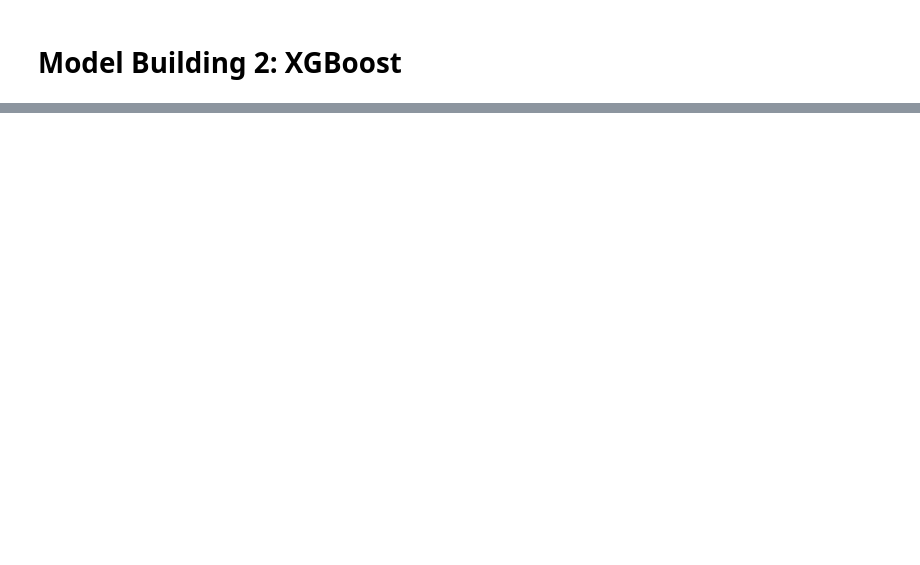
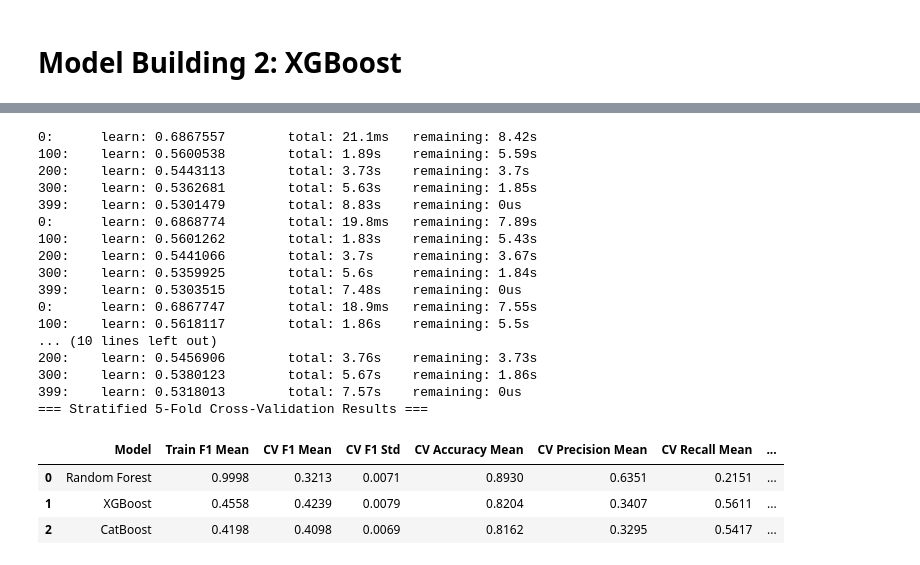
Before and after one commit to VannisaLaowongkot/Road-Accident-Risk-Prediction-Project, a Jupyter notebook: 2019.ipynb, the cells around one changed output, grey strips where cells are left out. Saved outputs shown, nothing was run; the diff lists cells and outputs as text; code cells hidden in the pictures; blank space fills up the shorter version.

Commit message:
Model3 + Model_Evaluation

```diff
--- a/2019.ipynb
+++ b/2019.ipynb
@@ -1106,0 +2112,73 @@ plt.show()
+# %%
+from sklearn.model_selection import StratifiedKFold, cross_validate
+import pandas as pd
+
+# ใช้โมเดลและชื่อตัวแปรที่สร้างไว้ในส่วน Model Building
+models = {
+    "Random Forest": model,
+    "XGBoost": model_xgb,
+    "CatBoost": model_cat
+}
+
+# แบ่งข้อมูลฝึกเป็น 5 folds โดยรักษาสัดส่วนของแต่ละคลาส
+skf = StratifiedKFold(
+    n_splits=5,
+    shuffle=True,
+    random_state=42
+)
+
+cv_results = []
+
+for name, clf in models.items():
+    scores = cross_validate(
+        clf,
+        X_train,
+        y_train,
+        cv=skf,
+        scoring={
+            "accuracy": "accuracy",
+            "precision": "precision",
+            "recall": "recall",
+            "f1": "f1"
+        },
+        return_train_score=True,
+        n_jobs=1
+    )
+
+    cv_results.append({
+        "Model": name,
+        "Train F1 Mean": scores["train_f1"].mean(),
+        "CV F1 Mean": scores["test_f1"].mean(),
+        "CV F1 Std": scores["test_f1"].std(),
+        "CV Accuracy Mean": scores["test_accuracy"].mean(),
+        "CV Precision Mean": scores["test_precision"].mean(),
+        "CV Recall Mean": scores["test_recall"].mean(),
+        "F1 Gap": scores["train_f1"].mean() - scores["test_f1"].mean()
+    })
+
+cv_df = pd.DataFrame(cv_results)
+
+print("=== Stratified 5-Fold Cross-Validation Results ===")
+display(cv_df.round(4))
+# %% [output]
+0:      learn: 0.6867557        total: 21.1ms   remaining: 8.42s
+100:    learn: 0.5600538        total: 1.89s    remaining: 5.59s
+200:    learn: 0.5443113        total: 3.73s    remaining: 3.7s
+300:    learn: 0.5362681        total: 5.63s    remaining: 1.85s
+399:    learn: 0.5301479        total: 8.83s    remaining: 0us
+0:      learn: 0.6868774        total: 19.8ms   remaining: 7.89s
+100:    learn: 0.5601262        total: 1.83s    remaining: 5.43s
+200:    learn: 0.5441066        total: 3.7s     remaining: 3.67s
+300:    learn: 0.5359925        total: 5.6s     remaining: 1.84s
+399:    learn: 0.5303515        total: 7.48s    remaining: 0us
+0:      learn: 0.6867747        total: 18.9ms   remaining: 7.55s
+100:    learn: 0.5618117        total: 1.86s    remaining: 5.5s
+... (10 lines left out)
+200:    learn: 0.5456906        total: 3.76s    remaining: 3.73s
+300:    learn: 0.5380123        total: 5.67s    remaining: 1.86s
+399:    learn: 0.5318013        total: 7.57s    remaining: 0us
+=== Stratified 5-Fold Cross-Validation Results ===
+|  | Model | Train F1 Mean | CV F1 Mean | CV F1 Std | CV Accuracy Mean | CV Precision Mean | CV Recall Mean | ... |
+| 0 | Random Forest | 0.9998 | 0.3213 | 0.0071 | 0.8930 | 0.6351 | 0.2151 | ... |
+| 1 | XGBoost | 0.4558 | 0.4239 | 0.0079 | 0.8204 | 0.3407 | 0.5611 | ... |
+| 2 | CatBoost | 0.4198 | 0.4098 | 0.0069 | 0.8162 | 0.3295 | 0.5417 | ... |
```
Also changed, not shown: parts of 73 cells of this notebook.
